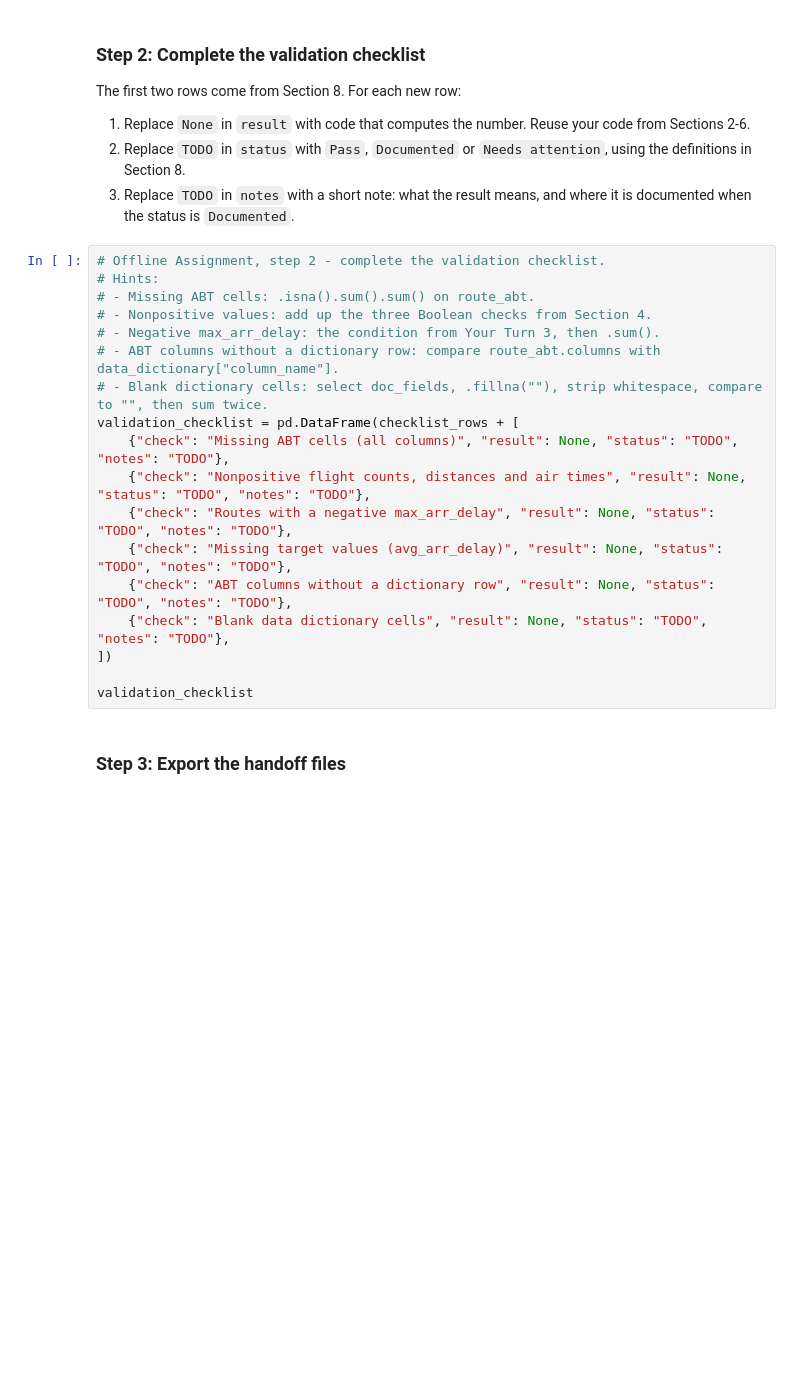
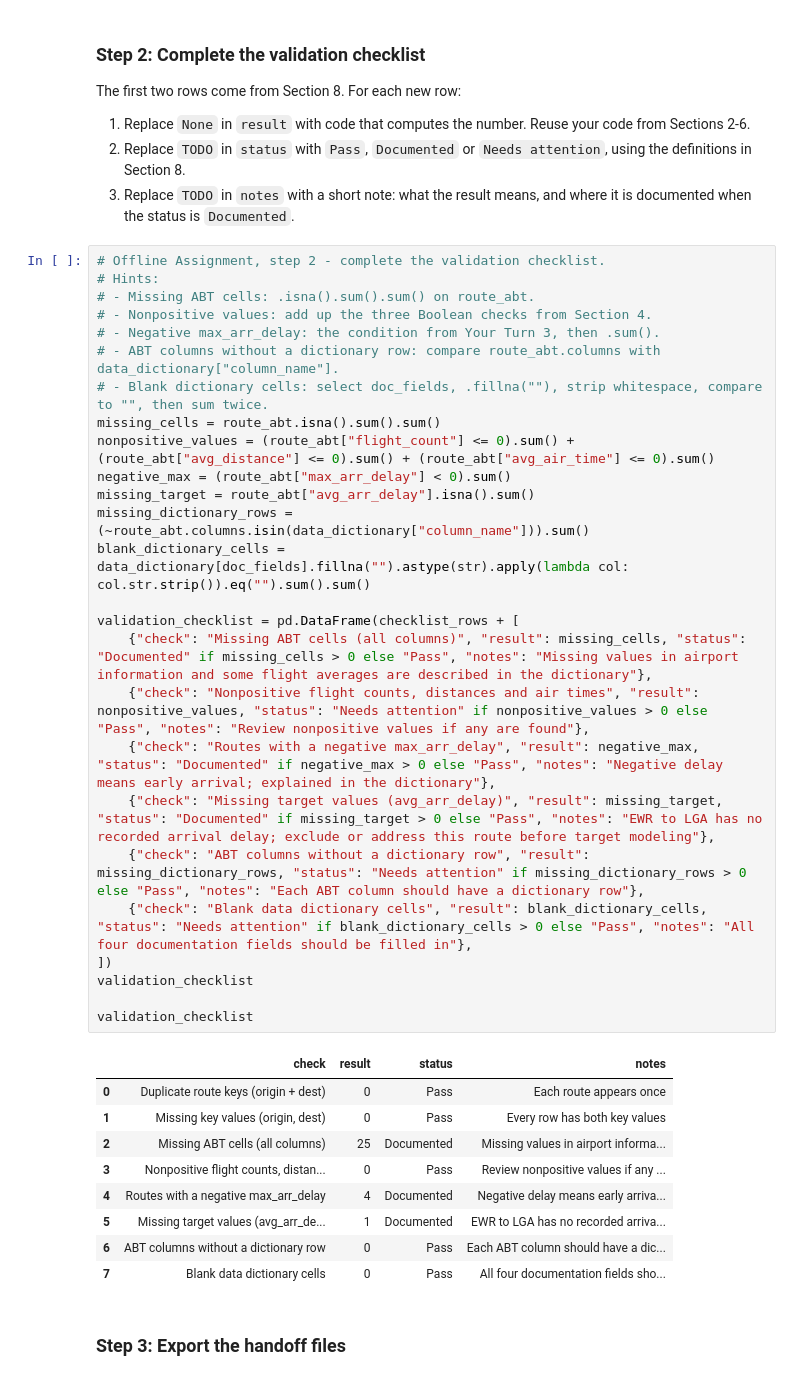
Before and after one commit to alexcalderonn/ban6003-week11-11-alexcalderon, a Jupyter notebook: notebooks/module11_abt_documentation_guided_lab.ipynb, the cells around one changed output. Cells and saved outputs as stored; diff of their text form; blank space fills up the shorter version.

```diff
--- a/notebooks/module11_abt_documentation_guided_lab.ipynb
+++ b/notebooks/module11_abt_documentation_guided_lab.ipynb
@@ -526,21 +729,39 @@ The first two rows come from Section 8. For each new row:
 # %%
 # Offline Assignment, step 2 - complete the validation checklist.
 # Hints:
 # - Missing ABT cells: .isna().sum().sum() on route_abt.
 # - Nonpositive values: add up the three Boolean checks from Section 4.
 # - Negative max_arr_delay: the condition from Your Turn 3, then .sum().
 # - ABT columns without a dictionary row: compare route_abt.columns with data_dictionary["column_name"].
 # - Blank dictionary cells: select doc_fields, .fillna(""), strip whitespace, compare to "", then sum twice.
+missing_cells = route_abt.isna().sum().sum()
+nonpositive_values = (route_abt["flight_count"] <= 0).sum() + (route_abt["avg_distance"] <= 0).sum() + (route_abt["avg_air_time"] <= 0).sum()
+negative_max = (route_abt["max_arr_delay"] < 0).sum()
+missing_target = route_abt["avg_arr_delay"].isna().sum()
+missing_dictionary_rows = (~route_abt.columns.isin(data_dictionary["column_name"])).sum()
+blank_dictionary_cells = data_dictionary[doc_fields].fillna("").astype(str).apply(lambda col: col.str.strip()).eq("").sum().sum()
+
 validation_checklist = pd.DataFrame(checklist_rows + [
-    {"check": "Missing ABT cells (all columns)", "result": None, "status": "TODO", "notes": "TODO"},
-    {"check": "Nonpositive flight counts, distances and air times", "result": None, "status": "TODO", "notes": "TODO"},
-    {"check": "Routes with a negative max_arr_delay", "result": None, "status": "TODO", "notes": "TODO"},
-    {"check": "Missing target values (avg_arr_delay)", "result": None, "status": "TODO", "notes": "TODO"},
-    {"check": "ABT columns without a dictionary row", "result": None, "status": "TODO", "notes": "TODO"},
-    {"check": "Blank data dictionary cells", "result": None, "status": "TODO", "notes": "TODO"},
+    {"check": "Missing ABT cells (all columns)", "result": missing_cells, "status": "Documented" if missing_cells > 0 else "Pass", "notes": "Missing values in airport information and some flight averages are described in the dictionary"},
+    {"check": "Nonpositive flight counts, distances and air times", "result": nonpositive_values, "status": "Needs attention" if nonpositive_values > 0 else "Pass", "notes": "Review nonpositive values if any are found"},
+    {"check": "Routes with a negative max_arr_delay", "result": negative_max, "status": "Documented" if negative_max > 0 else "Pass", "notes": "Negative delay means early arrival; explained in the dictionary"},
+    {"check": "Missing target values (avg_arr_delay)", "result": missing_target, "status": "Documented" if missing_target > 0 else "Pass", "notes": "EWR to LGA has no recorded arrival delay; exclude or address this route before target modeling"},
+    {"check": "ABT columns without a dictionary row", "result": missing_dictionary_rows, "status": "Needs attention" if missing_dictionary_rows > 0 else "Pass", "notes": "Each ABT column should have a dictionary row"},
+    {"check": "Blank data dictionary cells", "result": blank_dictionary_cells, "status": "Needs attention" if blank_dictionary_cells > 0 else "Pass", "notes": "All four documentation fields should be filled in"},
 ])
+validation_checklist
 
 validation_checklist
+# %% [output]
+|  | check | result | status | notes |
+| 0 | Duplicate route keys (origin + dest) | 0 | Pass | Each route appears once |
+| 1 | Missing key values (origin, dest) | 0 | Pass | Every row has both key values |
+| 2 | Missing ABT cells (all columns) | 25 | Documented | Missing values in airport informa... |
+| 3 | Nonpositive flight counts, distan... | 0 | Pass | Review nonpositive values if any ... |
+| 4 | Routes with a negative max_arr_delay | 4 | Documented | Negative delay means early arriva... |
+| 5 | Missing target values (avg_arr_de... | 1 | Documented | EWR to LGA has no recorded arriva... |
+| 6 | ABT columns without a dictionary row | 0 | Pass | Each ABT column should have a dic... |
+| 7 | Blank data dictionary cells | 0 | Pass | All four documentation fields sho... |
 # %% [markdown]
 ### Step 3: Export the handoff files
 # %%
```
Also changed, not shown: parts of 31 cells of this notebook, 3 other files.
